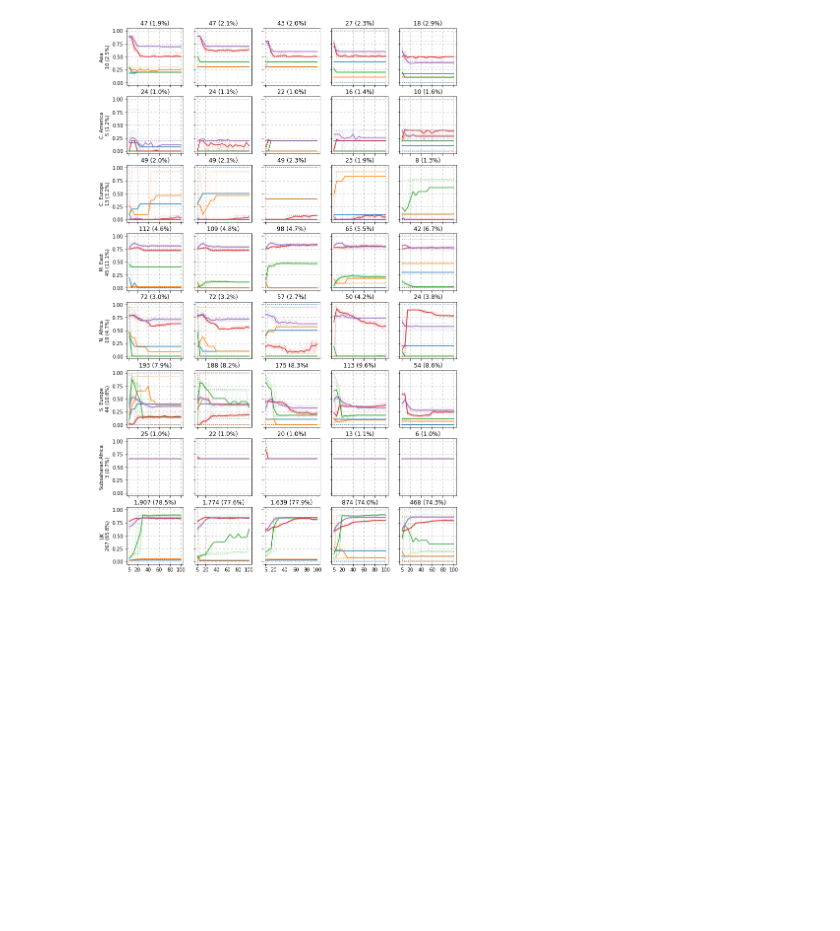
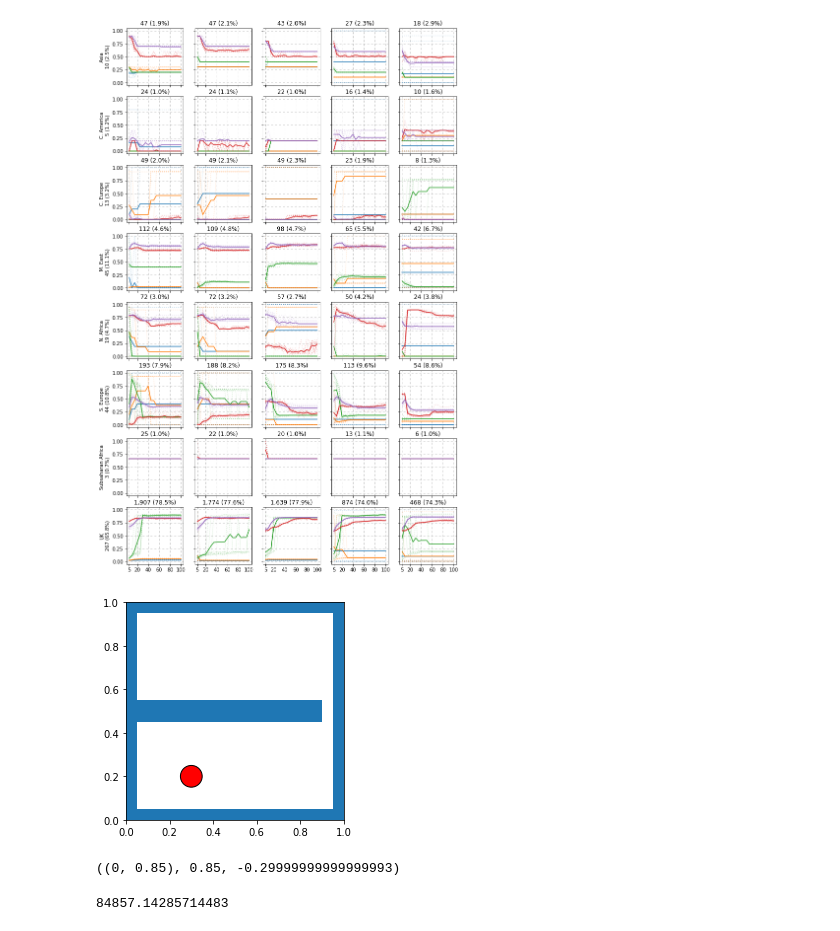
Before and after one commit to jordan-wei-taylor/genolearn, a Jupyter notebook: Untitled-1.ipynb, the cells around one changed output. Cells and saved outputs as stored; diff of their text form; code cells hidden in the pictures; blank space fills up the shorter version.

```diff
--- a/Untitled-1.ipynb
+++ b/Untitled-1.ipynb
@@ -112,3 +112,52 @@ for i, u in enumerate(unique):
     #     ax[i,-1].annotate(f'', (1.08, 0.5), xycoords = 'axes fraction', ha = 'center', va = 'center', rotation = 270)
 # %% [output]
 [figure]
+# %%
+from   matplotlib import pyplot as plt, patches
+
+import numpy as np
+
+walls   = [[(0, 0), (0.1, 1)],
+           [(0, 0), (1, 0.1)],
+           [(0.9, 0), (1, 1)],
+           [(0, 0.9), (1, 1)],
+           [(0, 0.45), (0.85, 0.55)]]
+
+fig, ax = plt.subplots()
+
+ax.set_xlim((0, 1))
+ax.set_ylim((0, 1))
+
+# for wall in walls:
+#     rect = patches.Rectangle((wall[0][0], wall[1][0]), wall[1][0] - wall[0][0], wall[1][1] - wall[0][1], linewidth = 0.01, facecolor='k')
+#     ax.add_patch(rect)
+
+rect = patches.Rectangle((0, 0), 1, 0.05)
+ax.add_patch(rect)
+
+rect = patches.Rectangle((0, 0), 0.05, 1)
+ax.add_patch(rect)
+
+rect = patches.Rectangle((1, 1),-1,-0.05)
+ax.add_patch(rect)
+
+rect = patches.Rectangle((1, 1),-0.05,-1)
+ax.add_patch(rect)
+
+wall = patches.Rectangle((0, 0.45), 0.9, 0.1)
+ax.add_patch(wall)
+
+circ = patches.Circle((0.3, 0.2), 0.05, fc = 'r', ec = 'k')
+ax.add_patch(circ)
+
+ax.set_aspect('equal')
+# %% [output]
+[figure, added]
+# %%
+(wall[0][0], wall[1][0]), wall[1][0] - wall[0][0], wall[1][1] - wall[1][0]
+# %% [output]
+((0, 0.85), 0.85, -0.29999999999999993)
+# %%
+grid.max()
+# %% [output]
+84857.14285714483
```
Also changed, not shown: 5 other files.
